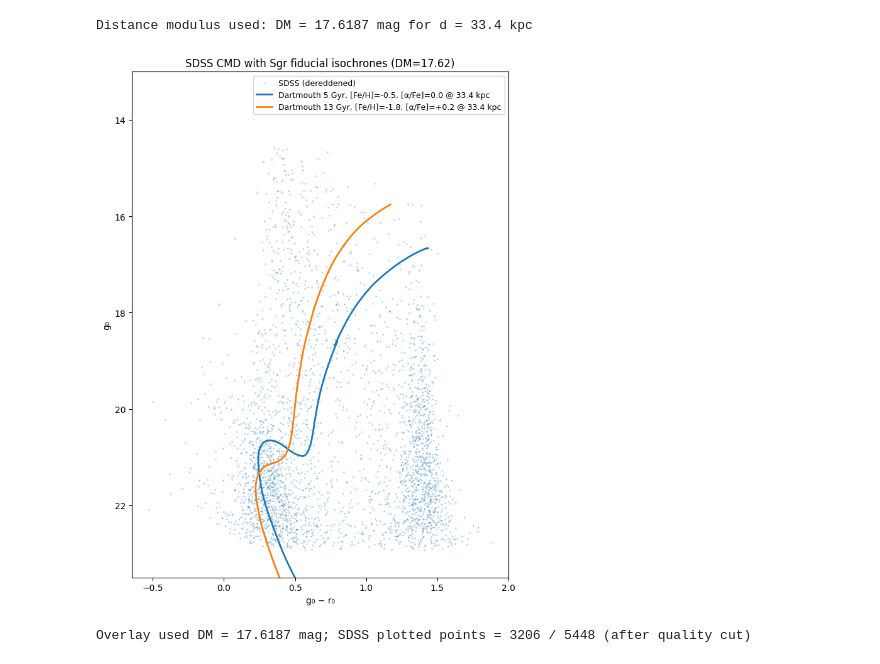
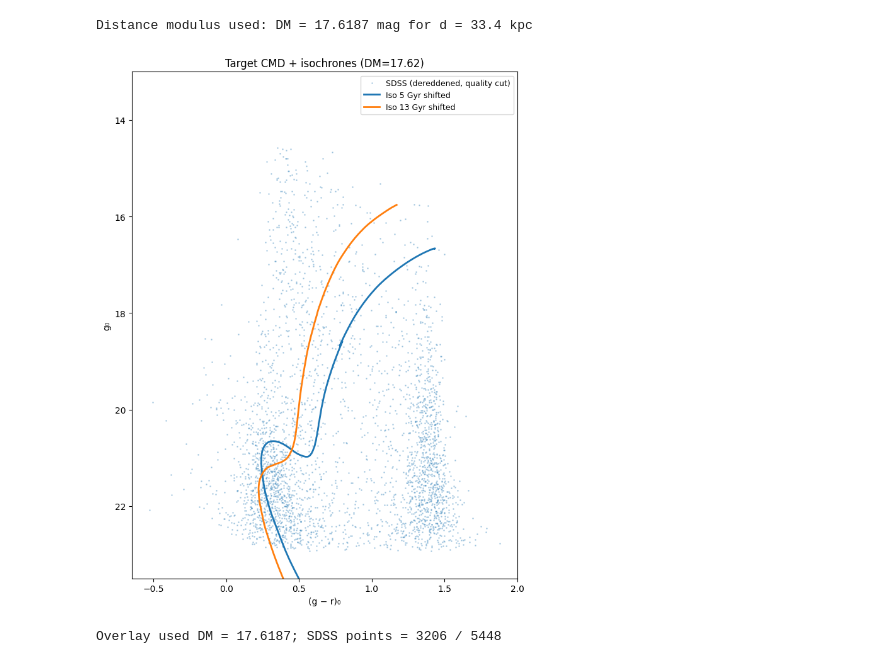
Before and after one commit to zangston/ASTR-5140, a Jupyter notebook: project2/Project2.ipynb, the cells around one changed output. Drawn from its saved outputs; the diff is of its cells as text; code cells hidden in the pictures.

```diff
--- a/project2/Project2.ipynb
+++ b/project2/Project2.ipynb
@@ -18 +38,9 @@ df = load_sdss_csv("sdss_data/fields/sdss_target.csv")
+# %%
+# Read in SDSS data
+df = pd.read_csv(TARGET_PATH, comment="#")
+
+# dereddened apparent mags
+df["g0"] = df["psfMag_g"] - df["extinction_g"]
+df["r0"] = df["psfMag_r"] - df["extinction_r"]
+df["g_r"] = df["g0"] - df["r0"]
 # %%
@@ -100,52 +130,40 @@ print(f"Distance modulus used: DM = {DM:.4f} mag for d = {d_pc/1000:.1f} kpc")
 [figure]
 Distance modulus used: DM = 17.6187 mag for d = 33.4 kpc
 # %%
-# --- Overlay dereddened SDSS CMD with distance-shifted Dartmouth isochrones ---
-# Distance modulus for Sgr field (33.4 kpc)
-d_pc = 33_400.0
-DM = 5.0 * np.log10(d_pc / 10.0)
+DM = DM_SGR
 
-# light quality cut to keep the CMD readable
 mask = (
-    (df["psfMagErr_g"] < 0.15) &
-    (df["psfMagErr_r"] < 0.15) &
-    (df["g0"] < 23.5) &
-    (df["r0"] < 23.5)
+    (df["psfMagErr_g"] < ERR_MAX) &
+    (df["psfMagErr_r"] < ERR_MAX) &
+    (df["g0"] < G0_MAX) &
+    (df["r0"] < R0_MAX)
 )
 d = df[mask].copy()
 
 def shifted_iso(iso, DM):
-    """Return (color, mag) arrays for plotting an isochrone shifted to apparent mags."""
     iso_df = iso.df
     g_app = iso_df["sdss_g"] + DM
     r_app = iso_df["sdss_r"] + DM
-    color = g_app - r_app
-    return color.to_numpy(), g_app.to_numpy()
+    c_app = g_app - r_app
+    return c_app.to_numpy(), g_app.to_numpy()
 
 c5, g5 = shifted_iso(iso5, DM)
 c13, g13 = shifted_iso(iso13, DM)
 
 plt.figure(figsize=(7, 9))
-
-# SDSS (dereddened)
-plt.scatter(d["g_r"], d["g0"], s=1, alpha=0.25, label="SDSS (dereddened)")
-
-# Isochrones (shifted to 33.4 kpc; no extinction added)
-plt.plot(c5, g5, lw=2, label="Dartmouth 5 Gyr, [Fe/H]=-0.5, [α/Fe]=0.0 @ 33.4 kpc")
-plt.plot(c13, g13, lw=2, label="Dartmouth 13 Gyr, [Fe/H]=-1.8, [α/Fe]=+0.2 @ 33.4 kpc")
-
+plt.scatter(d["g_r"], d["g0"], s=1, alpha=0.25, label="SDSS (dereddened, quality cut)")
+plt.plot(c5, g5, lw=2, label="Iso 5 Gyr shifted")
+plt.plot(c13, g13, lw=2, label="Iso 13 Gyr shifted")
 plt.gca().invert_yaxis()
-plt.xlabel("g₀ − r₀")
+plt.xlabel("(g − r)₀")
 plt.ylabel("g₀")
-plt.title(f"SDSS CMD with Sgr fiducial isochrones (DM={DM:.2f})")
-plt.legend(loc="best", fontsize=9)
+plt.title(f"Target CMD + isochrones (DM={DM:.2f})")
+plt.ylim(23.5, 13)
+plt.legend(fontsize=9)
 plt.tight_layout()
-
-plt.ylim(23.5, 13)
-
 plt.show()
 
-print(f"Overlay used DM = {DM:.4f} mag; SDSS plotted points = {len(d)} / {len(df)} (after quality cut)")
+print(f"Overlay used DM = {DM:.4f}; SDSS points = {len(d)} / {len(df)}")
 # %% [output]
-[figure, old version]
+[figure, new version]
-Overlay used DM = 17.6187 mag; SDSS plotted points = 3206 / 5448 (after quality cut)
+Overlay used DM = 17.6187; SDSS points = 3206 / 5448
```
Also changed, not shown: parts of 15 cells of this notebook.
